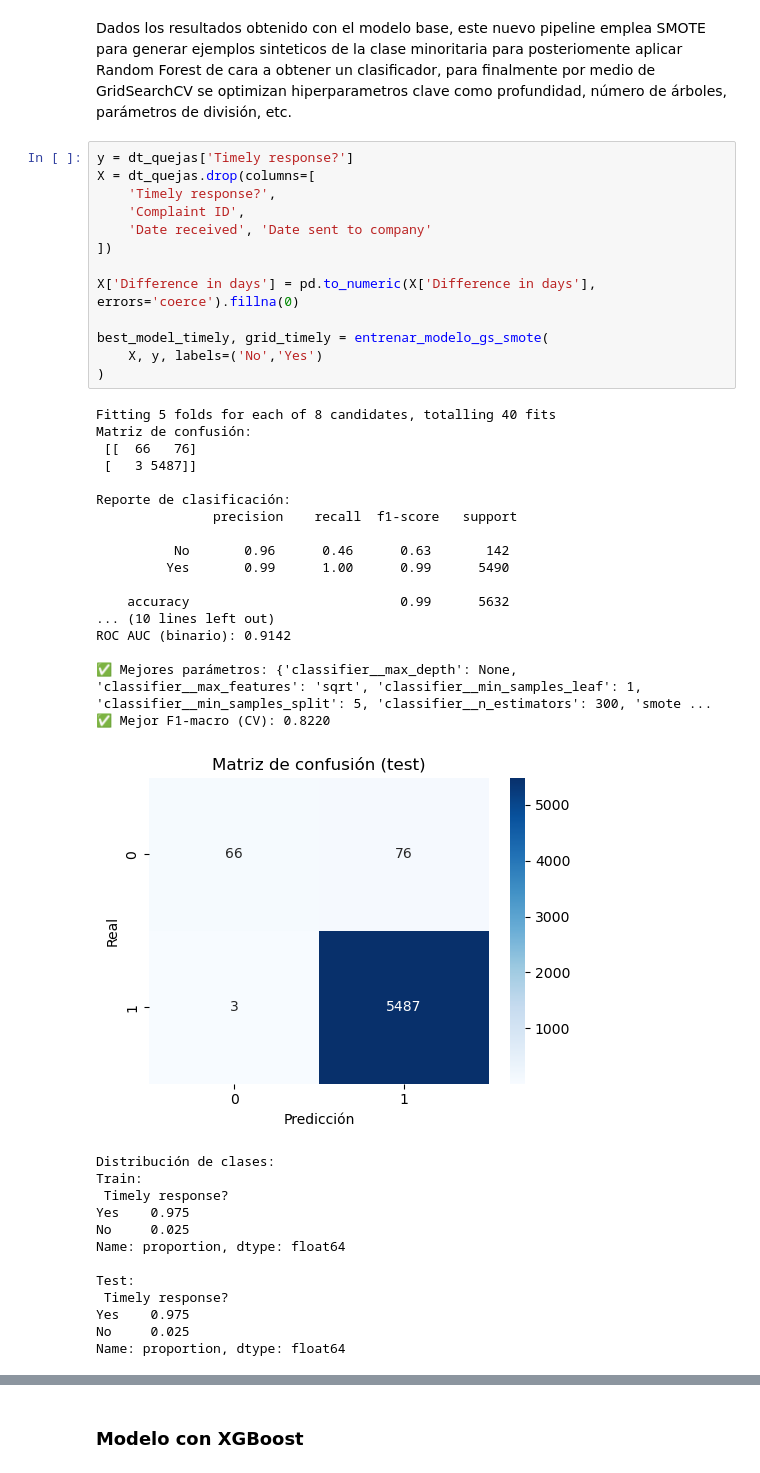
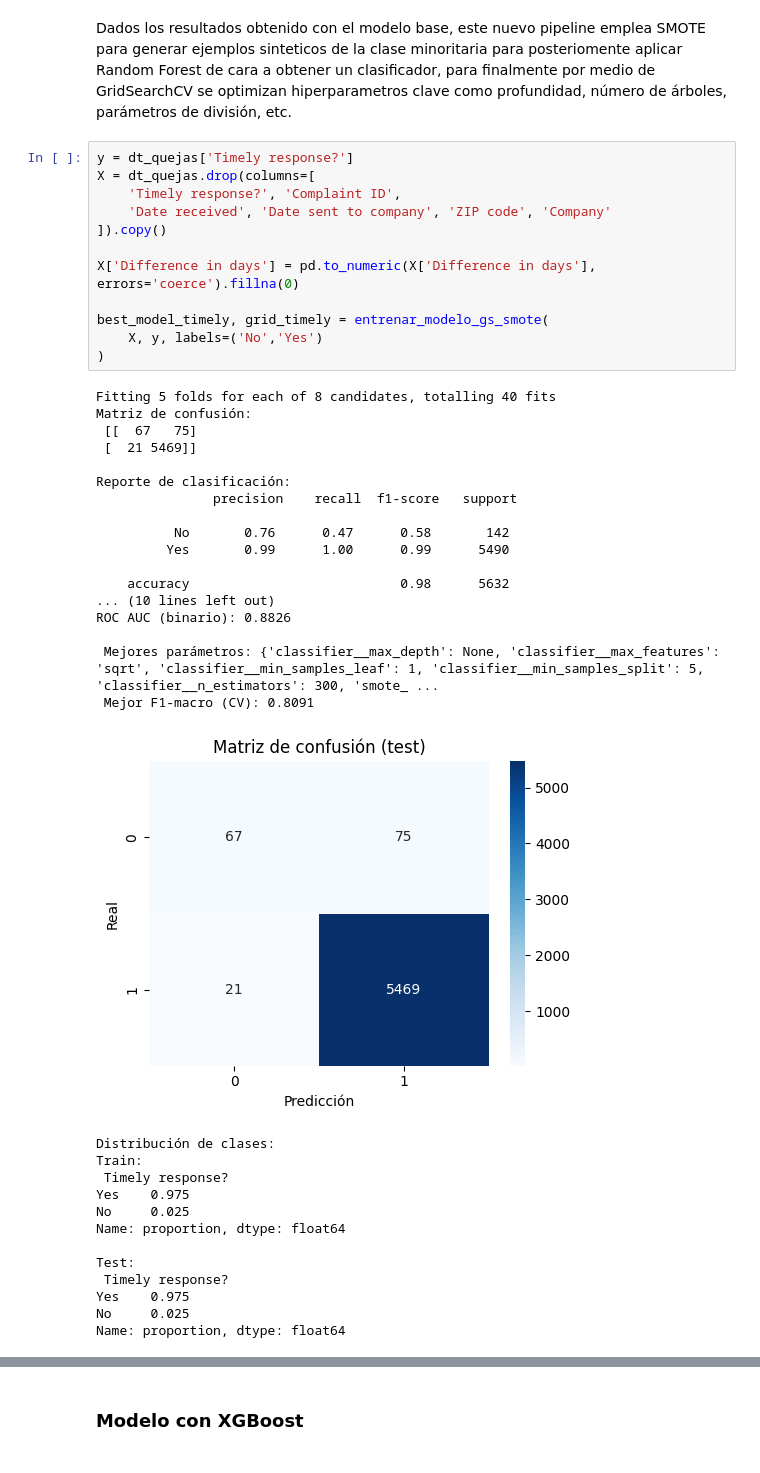
Before and after one commit to Jonolalde93/Proyectos_DS2025, a Jupyter notebook: Proyecto Fin de Modulo ML/notebooks/03.Modelo Predictivo 2.ipynb, the cells around one changed output, grey strips where cells are left out. Drawn from its saved outputs; the diff is of its cells as text.

```diff
--- a/Proyecto Fin de Modulo ML/notebooks/03.Modelo Predictivo 2.ipynb
+++ b/Proyecto Fin de Modulo ML/notebooks/03.Modelo Predictivo 2.ipynb
@@ -241,35 +241,34 @@ Dados los resultados obtenido con el modelo base, este nuevo pipeline emplea SMO
 # %%
 y = dt_quejas['Timely response?']
 X = dt_quejas.drop(columns=[
-    'Timely response?',
-    'Complaint ID',
-    'Date received', 'Date sent to company'
-])
+    'Timely response?', 'Complaint ID',
+    'Date received', 'Date sent to company', 'ZIP code', 'Company'
+]).copy()
 
 X['Difference in days'] = pd.to_numeric(X['Difference in days'], errors='coerce').fillna(0)
 
 best_model_timely, grid_timely = entrenar_modelo_gs_smote(
     X, y, labels=('No','Yes')
 )
 # %% [output]
 Fitting 5 folds for each of 8 candidates, totalling 40 fits
 Matriz de confusión:
- [[  66   76]
- [   3 5487]]
+ [[  67   75]
+ [  21 5469]]
 
 Reporte de clasificación:
                precision    recall  f1-score   support
 
-          No       0.96      0.46      0.63       142
+          No       0.76      0.47      0.58       142
          Yes       0.99      1.00      0.99      5490
 
-    accuracy                           0.99      5632
+    accuracy                           0.98      5632
 ... (10 lines left out)
-ROC AUC (binario): 0.9142
+ROC AUC (binario): 0.8826
 
-✅ Mejores parámetros: {'classifier__max_depth': None, 'classifier__max_features': 'sqrt', 'classifier__min_samples_leaf': 1, 'classifier__min_samples_split': 5, 'classifier__n_estimators': 300, 'smote ...
-✅ Mejor F1-macro (CV): 0.8220
+ Mejores parámetros: {'classifier__max_depth': None, 'classifier__max_features': 'sqrt', 'classifier__min_samples_leaf': 1, 'classifier__min_samples_split': 5, 'classifier__n_estimators': 300, 'smote_ ...
+ Mejor F1-macro (CV): 0.8091
-[figure, old version]
+[figure, new version]
 Distribución de clases:
 Train:
  Timely response?
```
Also changed, not shown: parts of 18 cells of this notebook, 4 other files.
